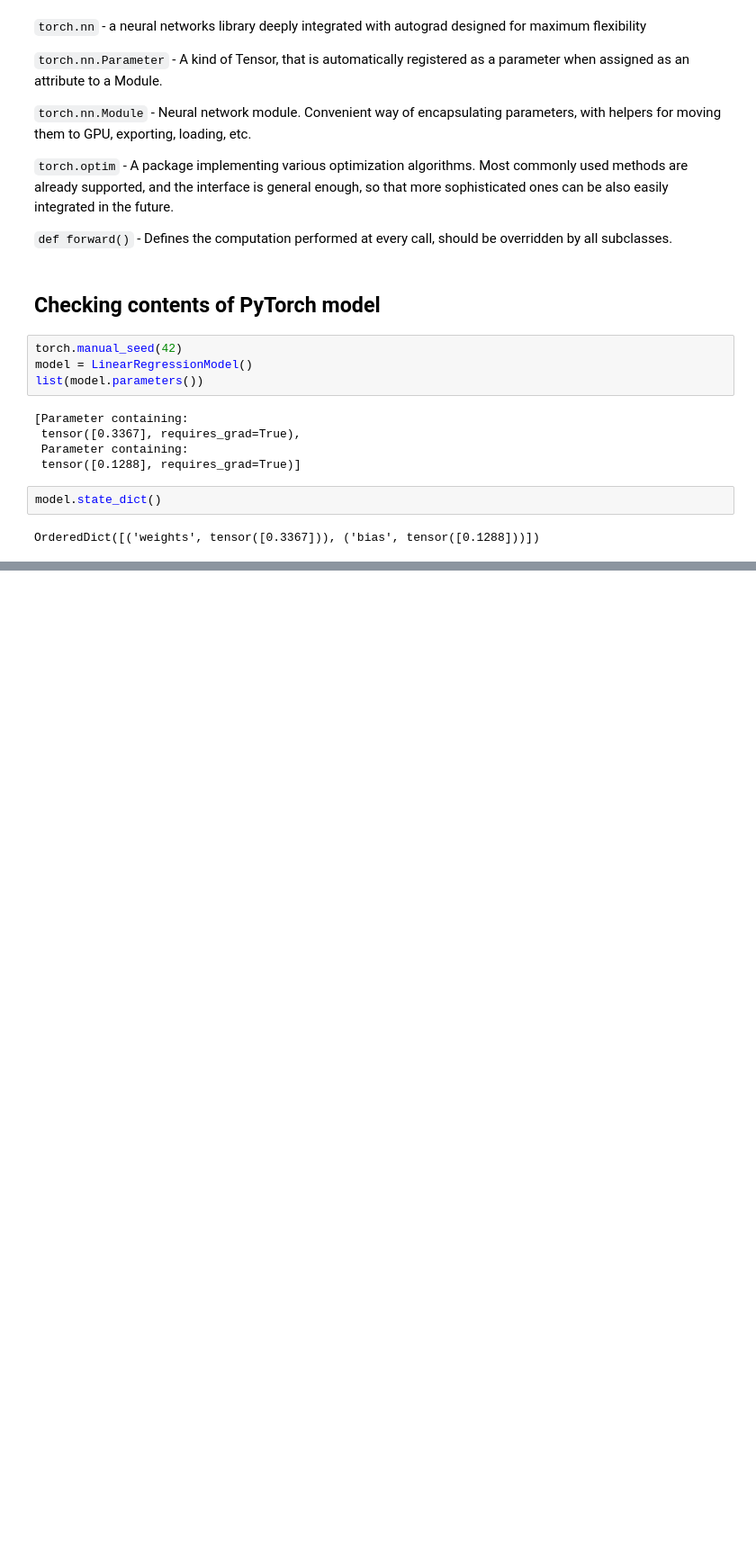
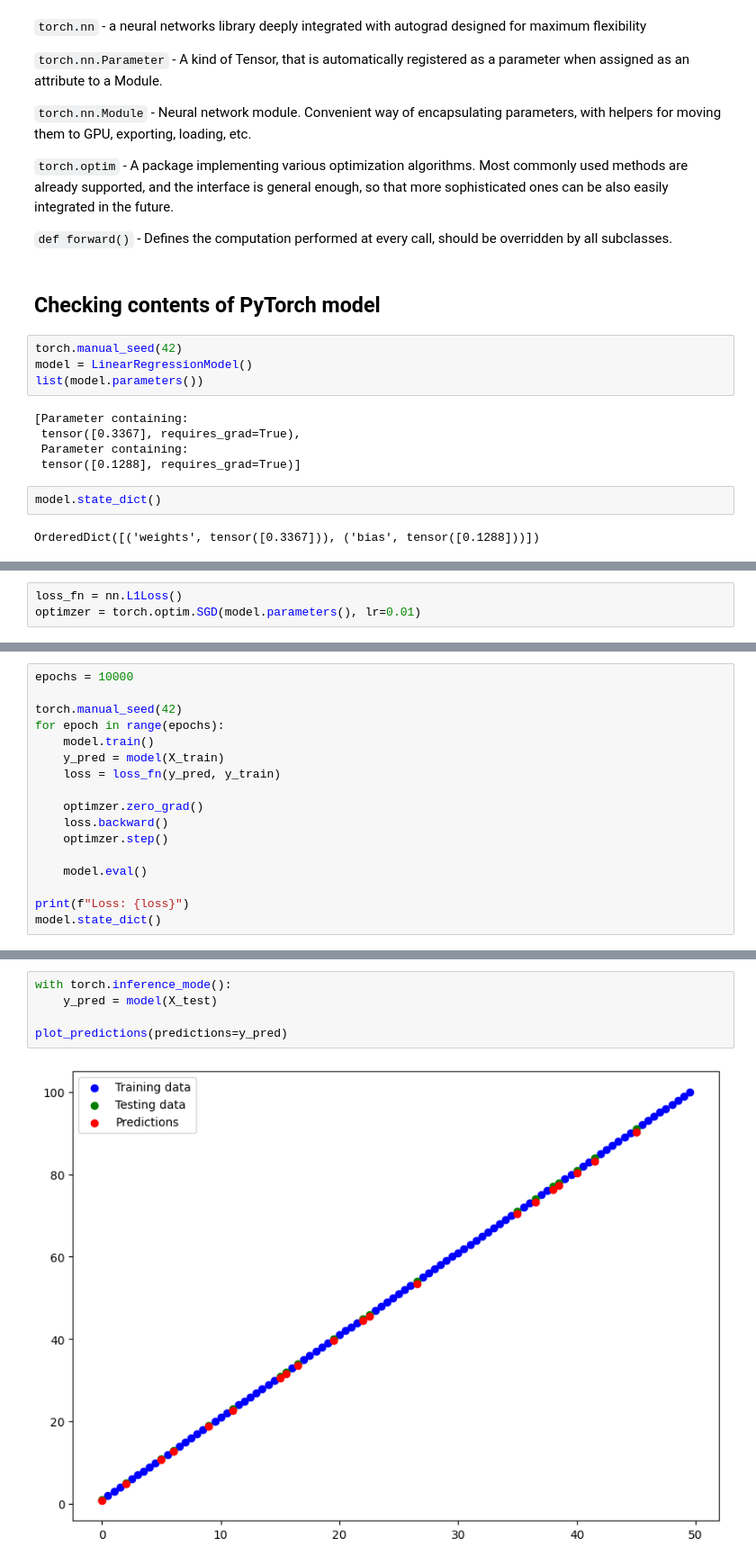
Before and after one commit to vishwasg217/Pytorch-tutorial, a Jupyter notebook: pytorch_workflow.ipynb, the cells around one changed output, grey strips where cells are left out. Shown at 90% size. Cells and saved outputs as stored; diff of their text form; blank space fills up the shorter version.

Commit message:
NN training

```diff
--- a/pytorch_workflow.ipynb
+++ b/pytorch_workflow.ipynb
@@ -101,0 +123,3 @@ OrderedDict([('weights', tensor([0.3367])), ('bias', tensor([0.1288]))])
+# %%
+loss_fn = nn.L1Loss()
+optimzer = torch.optim.SGD(model.parameters(), lr=0.01)
@@ -101,0 +135,17 @@ OrderedDict([('weights', tensor([0.3367])), ('bias', tensor([0.1288]))])
+# %%
+epochs = 10000
+
+torch.manual_seed(42)
+for epoch in range(epochs):
+    model.train()
+    y_pred = model(X_train)
+    loss = loss_fn(y_pred, y_train)
+
+    optimzer.zero_grad()
+    loss.backward()
+    optimzer.step()
+
+    model.eval()
+
+print(f"Loss: {loss}")
+model.state_dict()
@@ -101,0 +155,7 @@ OrderedDict([('weights', tensor([0.3367])), ('bias', tensor([0.1288]))])
+# %%
+with torch.inference_mode():
+    y_pred = model(X_test)
+
+plot_predictions(predictions=y_pred)
+# %% [output]
+[figure, added]
```
Also changed, not shown: parts of 6 cells of this notebook.
